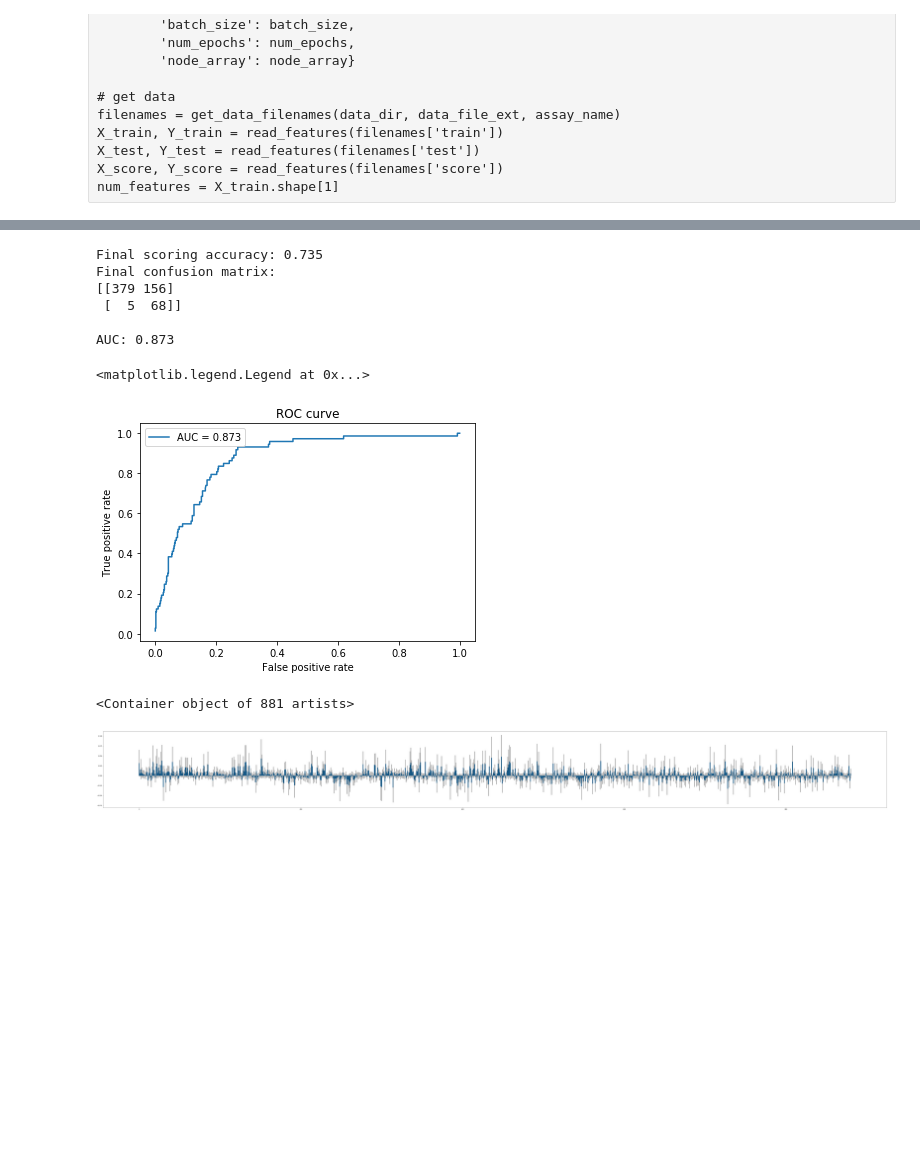
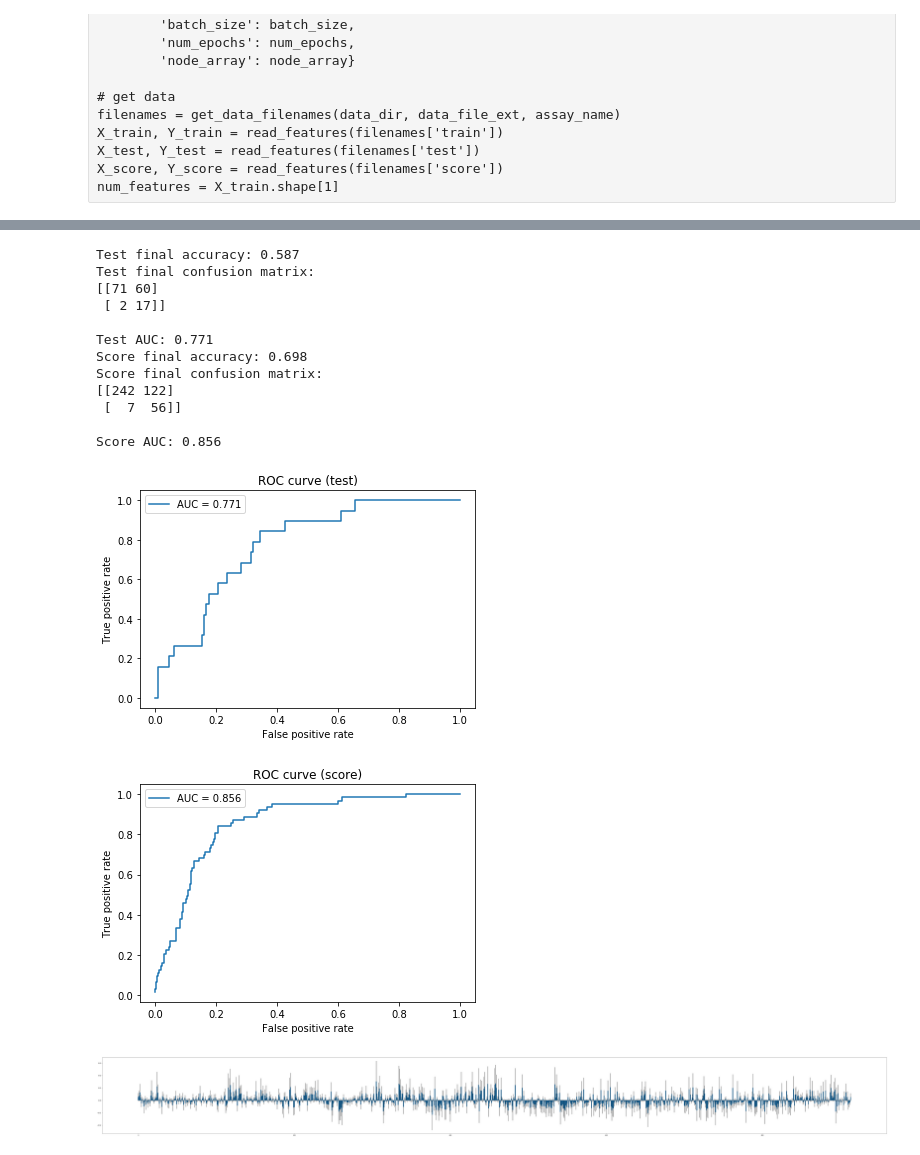
Before and after one commit to RifathRashid/biological-assay-classification, a Jupyter notebook: DNN-tensorflow-manual.ipynb, the cells around one changed output, grey strips where cells are left out. Saved outputs shown, nothing was run; the diff lists cells and outputs as text; code cells hidden in the pictures; blank space fills up the shorter version.

```diff
--- a/DNN-tensorflow-manual.ipynb
+++ b/DNN-tensorflow-manual.ipynb
@@ -144,8 +144,8 @@ num_features = X_train.shape[1]
 run_id = 1
 rand_seed = 848
 assay_name = 'nr-ahr'
-data_dir = 'fingerprints'
-data_file_ext = 'fp'
+data_dir = 'data_pcfp_ext'
+data_file_ext = 'features'
 loss_balance = True
 kernel_reg_const = 0.1
 batch_size = 50
@@ -172,3 +190,5 @@ num_features = X_train.shape[1]
+# %%
+results_dir = os.path.join(os.getcwd(), 'results_score','')
 # %%
 ## Model - basic ##
 
@@ -266,7 +286,7 @@ train_losses.append(train_loss)
 track_iter.append(0)
 
 # tensorflow model save location
-model_savepath = os.path.join(os.getcwd(), '') + 'deepnn_model_weights' + str(run_id) + '.ckpt'
+model_savepath = results_dir + 'deepnn_model_weights' + str(run_id) + '.ckpt'
 saver.save(sess, model_savepath)
 print('initial test accuracy %0.3g' % test_accuracy)
 print('initial test loss %0.3g' % test_loss)
@@ -344,37 +362,65 @@ Text(0.5,1,'Training loss versus SGD iteration')
 # %%
 ## AUROC - sklearn
 
-# get normalized score, i.e. probability of classifying into positive class
+train_accuracy, train_loss = sess.run([accuracy, loss_fn], feed_dict={x: X_train, y_labels: Y_train, q: q_train})
+test_accuracy = sess.run(accuracy, feed_dict={x: X_test, y_labels: Y_test})
+score_accuracy = sess.run(accuracy, feed_dict={x: X_score, y_labels: Y_score})
+
+# test dataset metrics
+y_prob_test = sess.run(y_prob, feed_dict={x: X_test})
+print('Test final accuracy: %0.3g' % test_accuracy)
+print('Test final confusion matrix: ')
+print(sk.metrics.confusion_matrix(Y_test, sign(y_prob_test, 0.5)), '\n')
+
+fpr, tpr, thresholds = sk.metrics.roc_curve(Y_test, y_prob_test)
+test_auc_roc = sk.metrics.auc(fpr, tpr)
+print('Test AUC: %0.3g' % test_auc_roc)
+
+plt.figure()
+plt.plot(fpr, tpr, label='AUC = ' + str(round(test_auc_roc, 3)))
+plt.xlabel('False positive rate')
+plt.ylabel('True positive rate')
+plt.title('ROC curve (test)')
+plt.legend()
+plt.savefig(results_dir + 'ROC_curve_test.png')
+
+# score dataset metrics
 y_prob_score = sess.run(y_prob, feed_dict={x: X_score})
-score_accuracy = sess.run(accuracy, feed_dict={x: X_score, y_labels: Y_score})
-print('Final scoring accuracy: %0.3g' % score_accuracy)
-print('Final confusion matrix: ')
+print('Score final accuracy: %0.3g' % score_accuracy)
+print('Score final confusion matrix: ')
 print(sk.metrics.confusion_matrix(Y_score, sign(y_prob_score, 0.5)), '\n')
 
 fpr, tpr, thresholds = sk.metrics.roc_curve(Y_score, y_prob_score)
-auc_roc = sk.metrics.auc(fpr, tpr)
-print('AUC: %0.3g' % auc_roc)
+score_auc_roc = sk.metrics.auc(fpr, tpr)
+print('Score AUC: %0.3g' % score_auc_roc)
 
 plt.figure()
-plt.plot(fpr, tpr, label='AUC = ' + str(round(auc_roc, 3)))
+plt.plot(fpr, tpr, label='AUC = ' + str(round(score_auc_roc, 3)))
 plt.xlabel('False positive rate')
 plt.ylabel('True positive rate')
-plt.title('ROC curve')
+plt.title('ROC curve (score)')
 plt.legend()
+plt.savefig(results_dir + 'ROC_curve_score.png')
 
 # for t in thresholds:
 #     prediction = sign(score, t)
 #     c = sk.metrics.confusion_matrix(Y_val, prediction)
 #     print(c)
 # %% [output]
-Final scoring accuracy: 0.735
-Final confusion matrix:
-[[379 156]
- [  5  68]]
+Test final accuracy: 0.587
+Test final confusion matrix:
+[[71 60]
+ [ 2 17]]
 
-AUC: 0.873
+Test AUC: 0.771
+Score final accuracy: 0.698
+Score final confusion matrix:
+[[242 122]
+ [  7  56]]
+
+Score AUC: 0.856
-<matplotlib.legend.Legend at 0x...>
-[figure, old version]
+[figure, new version]
+[figure, added]
 # %%
 ## Compute the saliency map
 
@@ -393,10 +439,10 @@ saliency_vecs = sess.run(grads_fun, feed_dict={x: X_train, y_labels: Y_train})
 mean_saliency = np.mean(saliency_vecs, axis=0)
 stddev_saliency = np.std(saliency_vecs, axis=0, ddof=1)
 plt.figure(figsize=(100,10))
-plt.bar(range(881), mean_saliency, width=1, yerr=stddev_saliency)
+plt.bar(range(num_features), mean_saliency, width=1, yerr=stddev_saliency)
+plt.savefig(results_dir + 'mean_saliency_all.png')
 # %% [output]
-<Container object of 881 artists>
-[figure, old version]
+[figure, new version]
 # %%
 # bar plot (mean + sample standard deviation) of saliency of top n features
 n_top = 10
```
Also changed, not shown: parts of 5 cells of this notebook, 1 other file.
